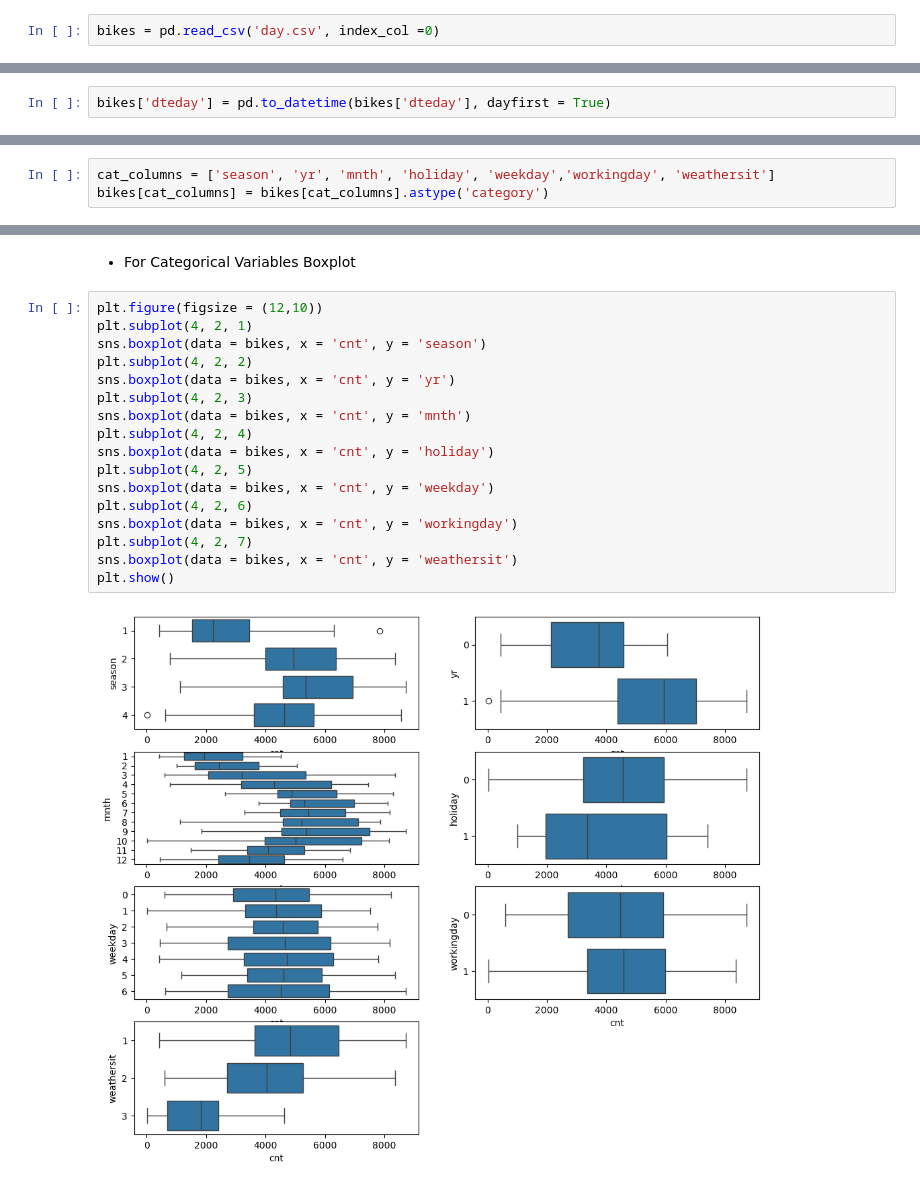
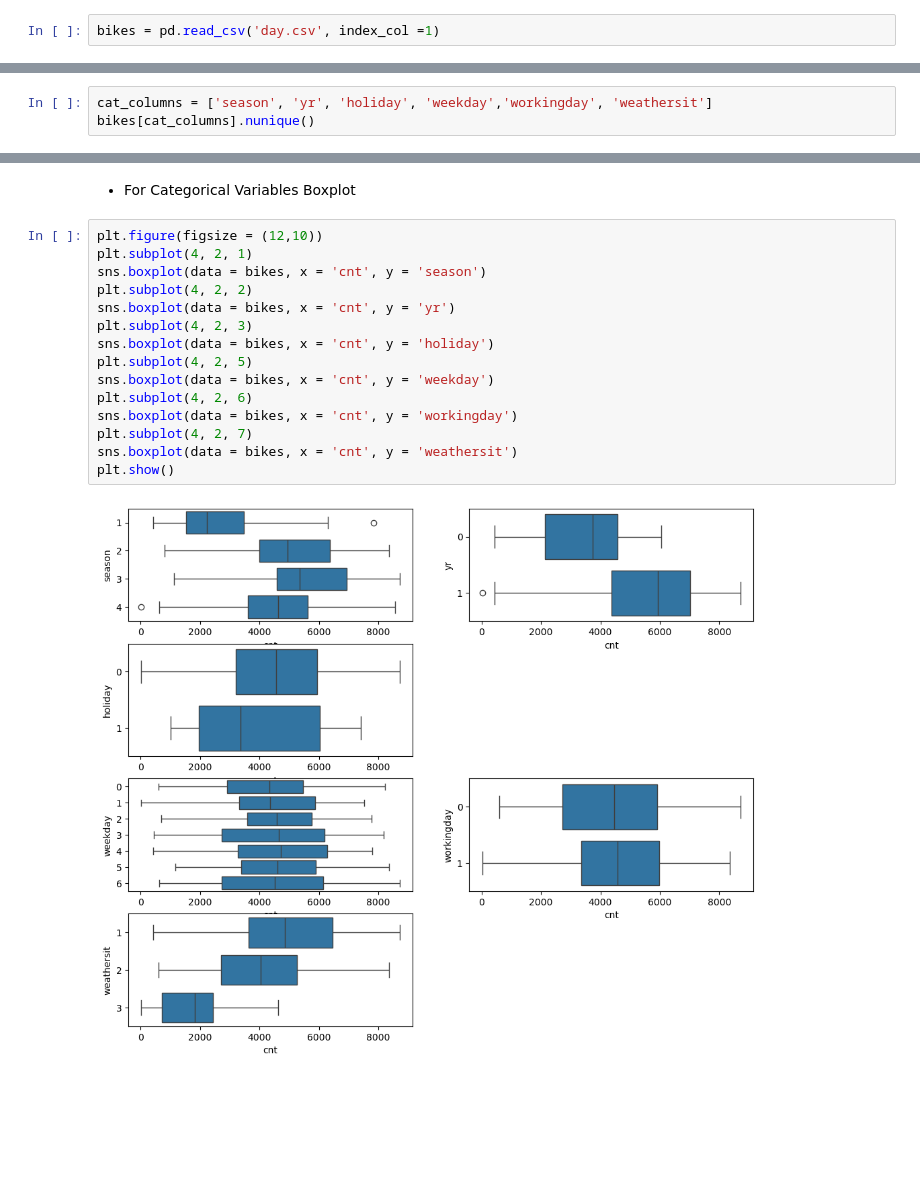
Before and after one commit to AnishRane-cox/Bike-Demand-Prediction-MLR, a Jupyter notebook: Shared_Bike.ipynb, the cells around one changed output, grey strips where cells are left out. Saved outputs shown, nothing was run; the diff lists cells and outputs as text; blank space fills up the shorter version.

```diff
--- a/Shared_Bike.ipynb
+++ b/Shared_Bike.ipynb
@@ -26,7 +30,7 @@ warnings.filterwarnings('ignore')
 # %% [markdown]
 ### ___Step 1 : Reading Data___
 # %%
-bikes = pd.read_csv('day.csv', index_col =0)
+bikes = pd.read_csv('day.csv', index_col =1)
 # %%
 bikes.head()
 # %% [output]
@@ -87,7 +89,5 @@ ___Date Time Variables___
-# %%
-bikes['dteday'] = pd.to_datetime(bikes['dteday'], dayfirst = True)
 # %% [markdown]
 ___Categorical Variables___
 # %%
-cat_columns = ['season', 'yr', 'mnth', 'holiday', 'weekday','workingday', 'weathersit']
-bikes[cat_columns] = bikes[cat_columns].astype('category')
+cat_columns = ['season', 'yr', 'holiday', 'weekday','workingday', 'weathersit']
+bikes[cat_columns].nunique()
@@ -137,19 +153,17 @@ plt.show()
 # %%
 plt.figure(figsize = (12,10))
 plt.subplot(4, 2, 1)
 sns.boxplot(data = bikes, x = 'cnt', y = 'season')
 plt.subplot(4, 2, 2)
 sns.boxplot(data = bikes, x = 'cnt', y = 'yr')
 plt.subplot(4, 2, 3)
-sns.boxplot(data = bikes, x = 'cnt', y = 'mnth')
-plt.subplot(4, 2, 4)
 sns.boxplot(data = bikes, x = 'cnt', y = 'holiday')
 plt.subplot(4, 2, 5)
 sns.boxplot(data = bikes, x = 'cnt', y = 'weekday')
 plt.subplot(4, 2, 6)
 sns.boxplot(data = bikes, x = 'cnt', y = 'workingday')
 plt.subplot(4, 2, 7)
 sns.boxplot(data = bikes, x = 'cnt', y = 'weathersit')
 plt.show()
 # %% [output]
-[figure, old version]
+[figure, new version]
```
Also changed, not shown: parts of 52 cells of this notebook.
